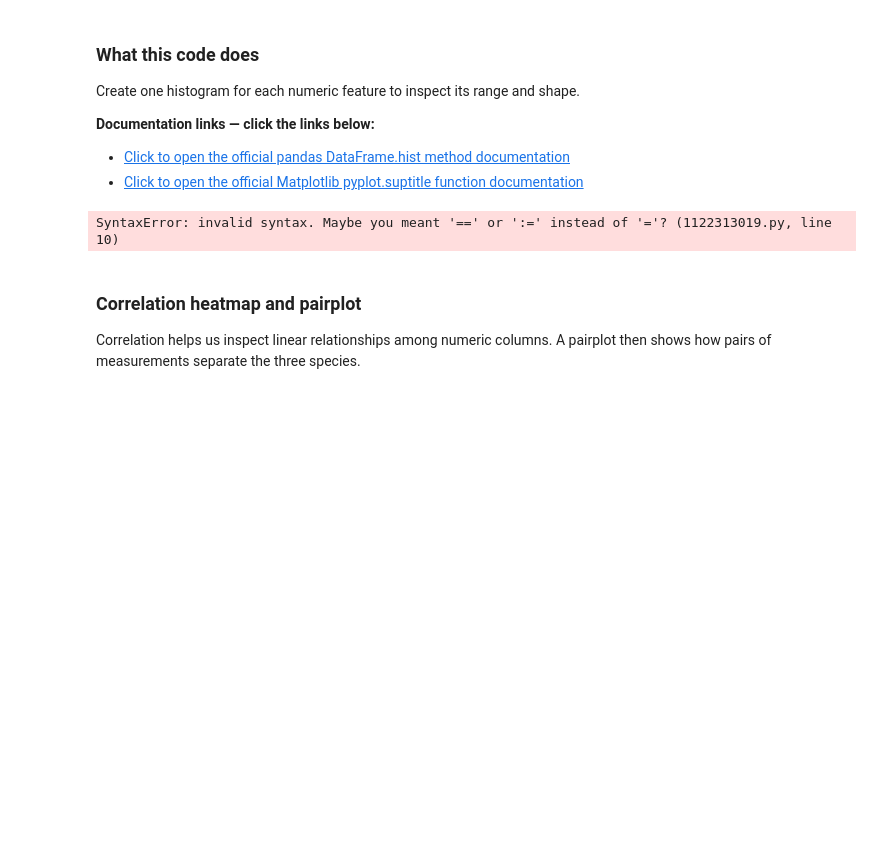
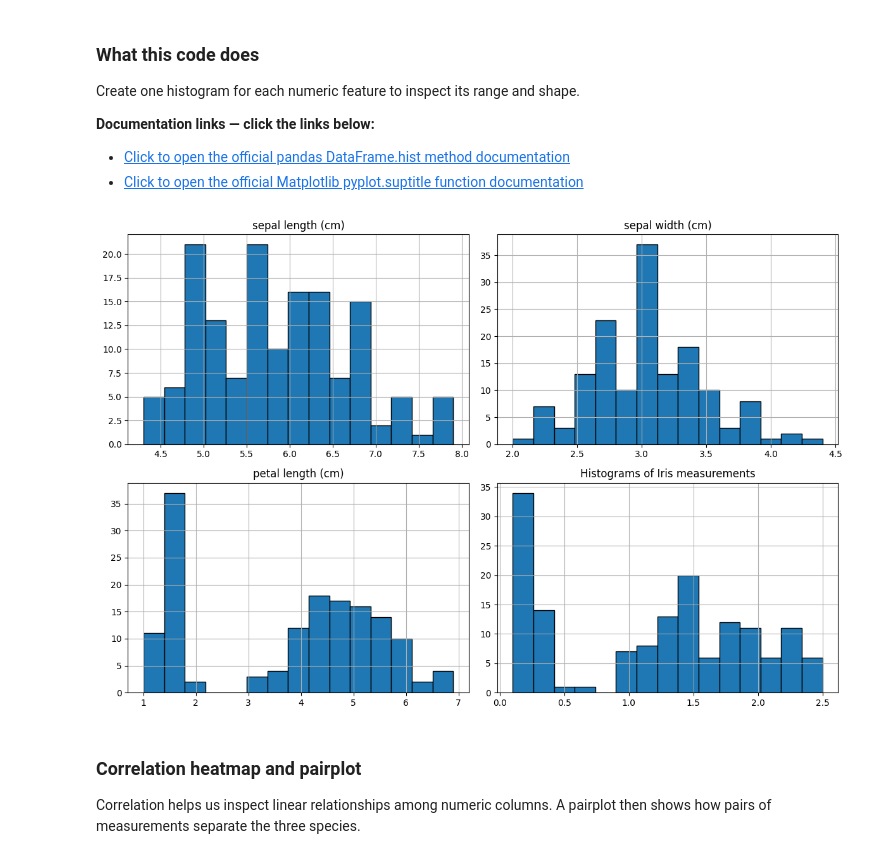
Before and after one commit to tginting-star/RLML_ecommerce_project, a Jupyter notebook: Lab3/Lab3_iris_notebook_to_fill.ipynb, the cells around one changed output. Saved outputs shown, nothing was run; the diff lists cells and outputs as text; code cells hidden in the pictures; blank space fills up the shorter version.

Commit message:
Correlation plots draft

```diff
--- a/Lab3/Lab3_iris_notebook_to_fill.ipynb
+++ b/Lab3/Lab3_iris_notebook_to_fill.ipynb
@@ -179,25 +179,25 @@ Create one histogram for each numeric feature to inspect its range and shape.
 # %%
 numeric_features = []
 
 # Coding challenge:
 # iterate for each column through data.columns, if the column is different than "species" then append that column to the numeric features (add them to the list numeric_features)
 # for
  #   if
     # append
 
 for c in data.columns:
-    if c =! "species",
-        append(numeric_features)
+    if c != "species":
+        numeric_features.append(c)
 
 
 
 # Visualize the numeric features using histogram
-data[numeric_features].____(figsize=(12, 8), bins=15, edgecolor="black")
-plt.____("Histograms of Iris measurements")
+data[numeric_features].hist(figsize=(12, 8), bins=15, edgecolor="black")
+plt.title("Histograms of Iris measurements")
 plt.tight_layout()
 plt.show()
 # %% [output]
-SyntaxError: invalid syntax. Maybe you meant '==' or ':=' instead of '='? (1122313019.py, line 10)
+[figure, added]
 # %% [markdown]
 ### Correlation heatmap and pairplot
 
```
Also changed, not shown: 1 other file.
